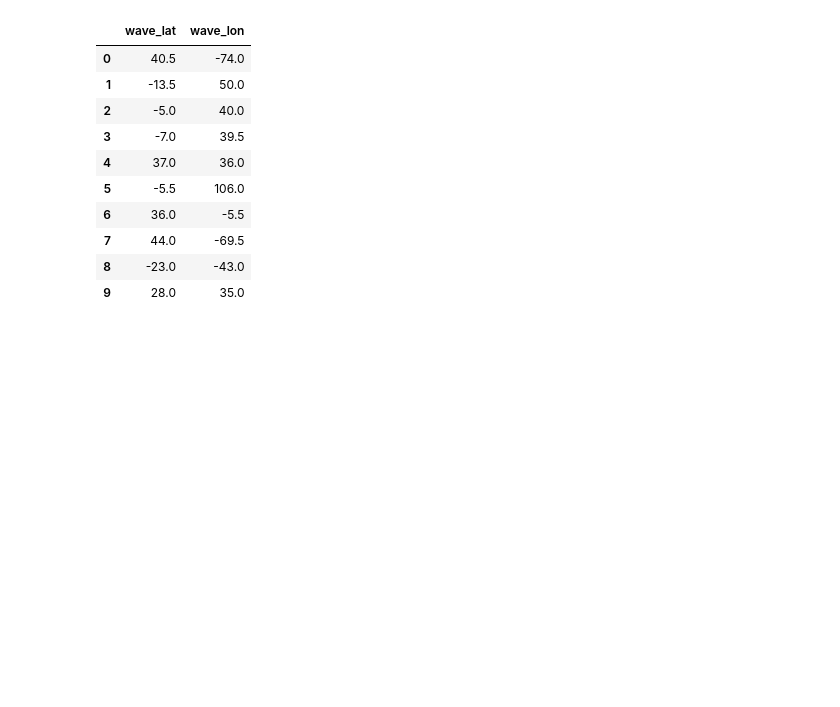
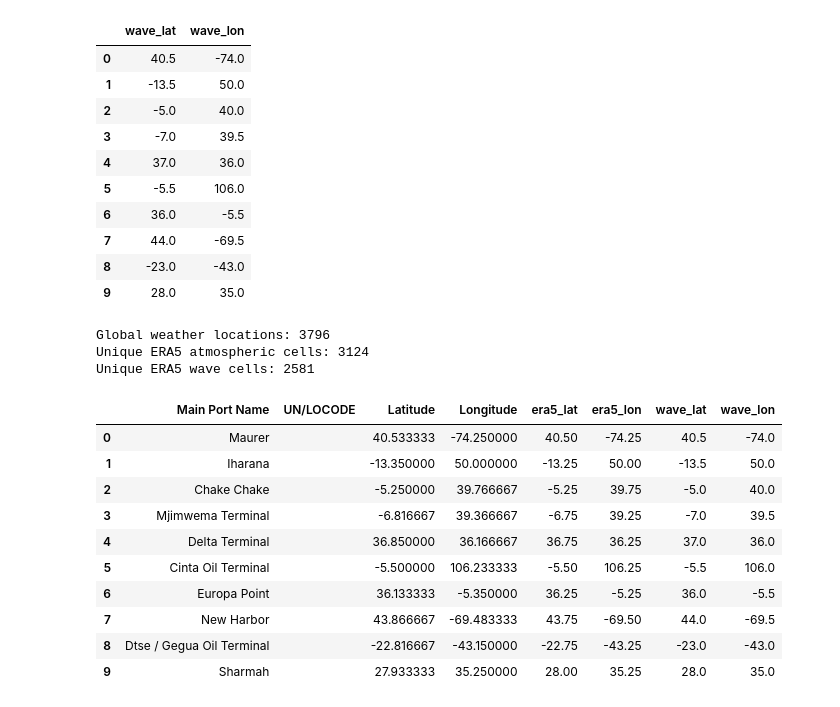
Before and after one commit to Suprabhat4970/MarineGuard-AI, a Jupyter notebook: ml/Weather_Forecasting_Model.ipynb, the cells around one changed output. Drawn from its saved outputs; the diff is of its cells as text; code cells hidden in the pictures; blank space fills up the shorter version.

Commit message:
Add ERA5 weather data setup and forecasting progress

```diff
--- a/ml/Weather_Forecasting_Model.ipynb
+++ b/ml/Weather_Forecasting_Model.ipynb
@@ -298,3 +298,47 @@ Unique ERA5 wave cells: 2581
 | 7 | 44.0 | -69.5 |
 | 8 | -23.0 | -43.0 |
 | 9 | 28.0 | 35.0 |
+# %%
+print("Global weather locations:", len(weather_locations))
+
+print(
+    "Unique ERA5 atmospheric cells:",
+    weather_locations[["era5_lat", "era5_lon"]]
+    .drop_duplicates()
+    .shape[0]
+)
+
+print(
+    "Unique ERA5 wave cells:",
+    weather_locations[["wave_lat", "wave_lon"]]
+    .drop_duplicates()
+    .shape[0]
+)
+
+weather_locations[
+    [
+        "Main Port Name",
+        "UN/LOCODE",
+        "Latitude",
+        "Longitude",
+        "era5_lat",
+        "era5_lon",
+        "wave_lat",
+        "wave_lon"
+    ]
+].head(10)
+# %% [output]
+Global weather locations: 3796
+Unique ERA5 atmospheric cells: 3124
+Unique ERA5 wave cells: 2581
+|  | Main Port Name | UN/LOCODE | Latitude | Longitude | era5_lat | era5_lon | wave_lat | wave_lon |
+| 0 | Maurer |  | 40.533333 | -74.250000 | 40.50 | -74.25 | 40.5 | -74.0 |
+| 1 | Iharana |  | -13.350000 | 50.000000 | -13.25 | 50.00 | -13.5 | 50.0 |
+| 2 | Chake Chake |  | -5.250000 | 39.766667 | -5.25 | 39.75 | -5.0 | 40.0 |
+| 3 | Mjimwema Terminal |  | -6.816667 | 39.366667 | -6.75 | 39.25 | -7.0 | 39.5 |
+| 4 | Delta Terminal |  | 36.850000 | 36.166667 | 36.75 | 36.25 | 37.0 | 36.0 |
+| 5 | Cinta Oil Terminal |  | -5.500000 | 106.233333 | -5.50 | 106.25 | -5.5 | 106.0 |
+| 6 | Europa Point |  | 36.133333 | -5.350000 | 36.25 | -5.25 | 36.0 | -5.5 |
+| 7 | New Harbor |  | 43.866667 | -69.483333 | 43.75 | -69.50 | 44.0 | -69.5 |
+| 8 | Dtse / Gegua Oil Terminal |  | -22.816667 | -43.150000 | -22.75 | -43.25 | -23.0 | -43.0 |
+| 9 | Sharmah |  | 27.933333 | 35.250000 | 28.00 | 35.25 | 28.0 | 35.0 |
```
Also changed, not shown: 2 other files.
